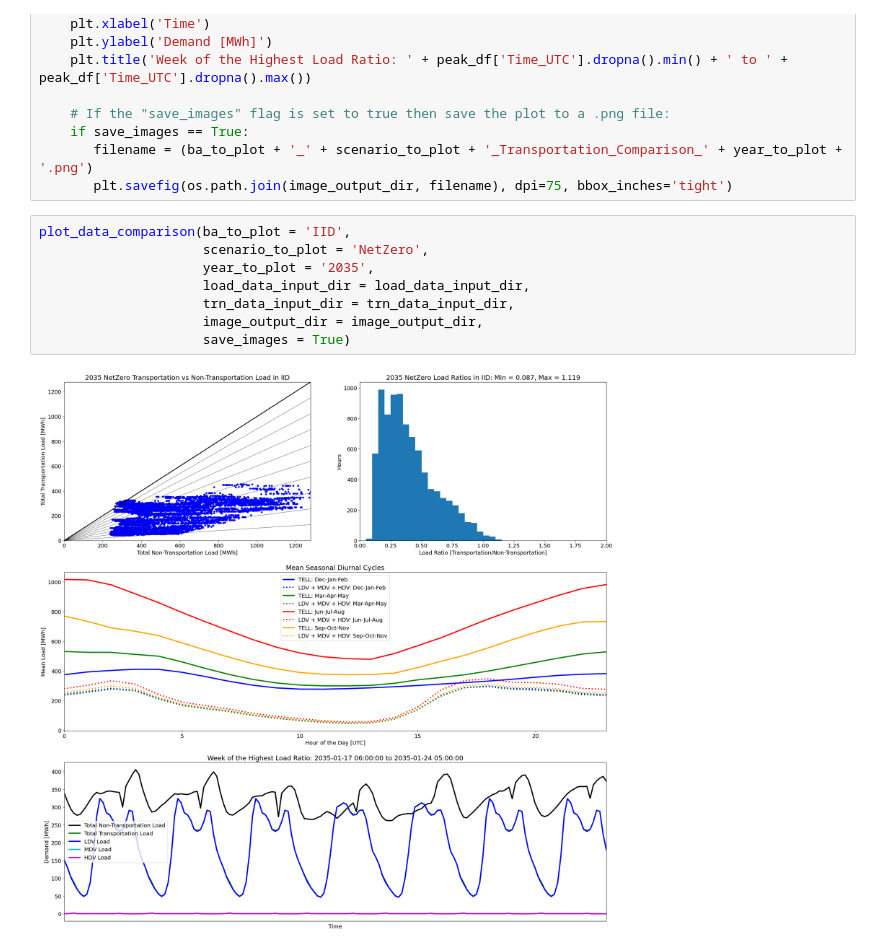
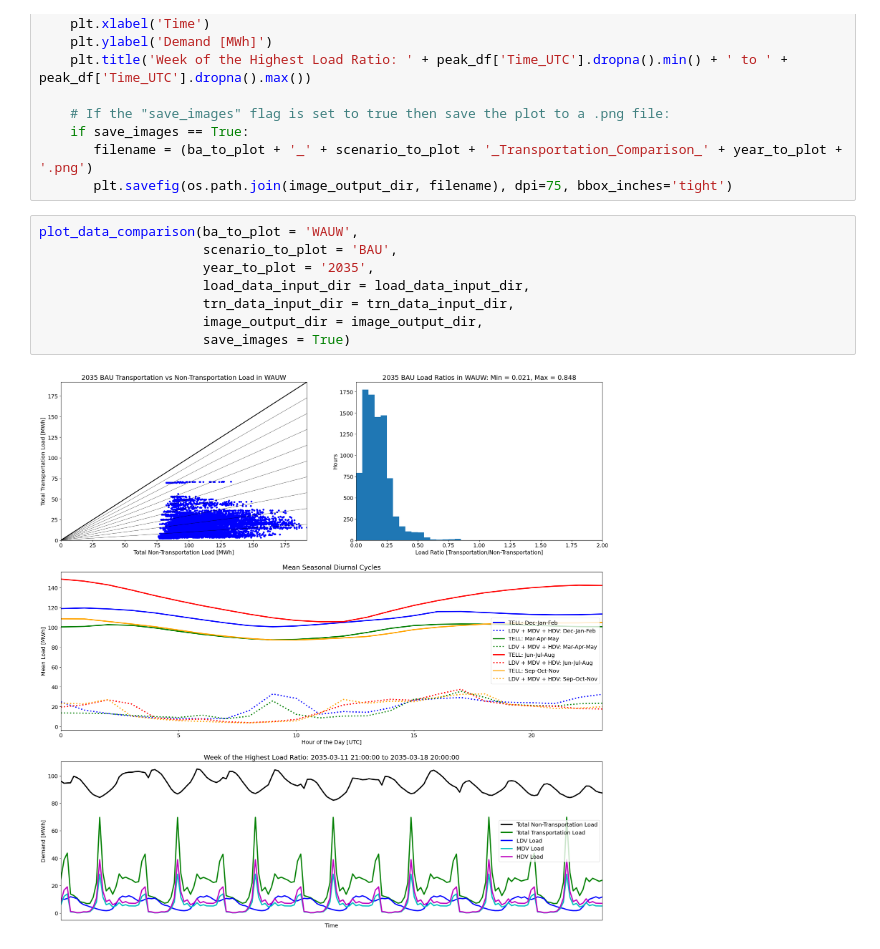
Before and after one commit to GODEEEP/load_analysis, a Jupyter notebook: notebooks/transportation_analysis.ipynb, the cells around one changed output. Saved outputs shown, nothing was run; the diff lists cells and outputs as text.

Commit message:
Added BAU figures

```diff
--- a/notebooks/transportation_analysis.ipynb
+++ b/notebooks/transportation_analysis.ipynb
@@ -273,12 +273,12 @@ def plot_data_comparison(ba_to_plot: str, scenario_to_plot: str, year_to_plot: s
        filename = (ba_to_plot + '_' + scenario_to_plot + '_Transportation_Comparison_' + year_to_plot + '.png')
        plt.savefig(os.path.join(image_output_dir, filename), dpi=75, bbox_inches='tight')
 # %%
-plot_data_comparison(ba_to_plot = 'IID',
-                     scenario_to_plot = 'NetZero',
+plot_data_comparison(ba_to_plot = 'WAUW',
+                     scenario_to_plot = 'BAU',
                      year_to_plot = '2035',
                      load_data_input_dir = load_data_input_dir,
                      trn_data_input_dir = trn_data_input_dir,
                      image_output_dir = image_output_dir,
                      save_images = True)
 # %% [output]
-[figure, old version]
+[figure, new version]
```
Also changed, not shown: 28 other files.
